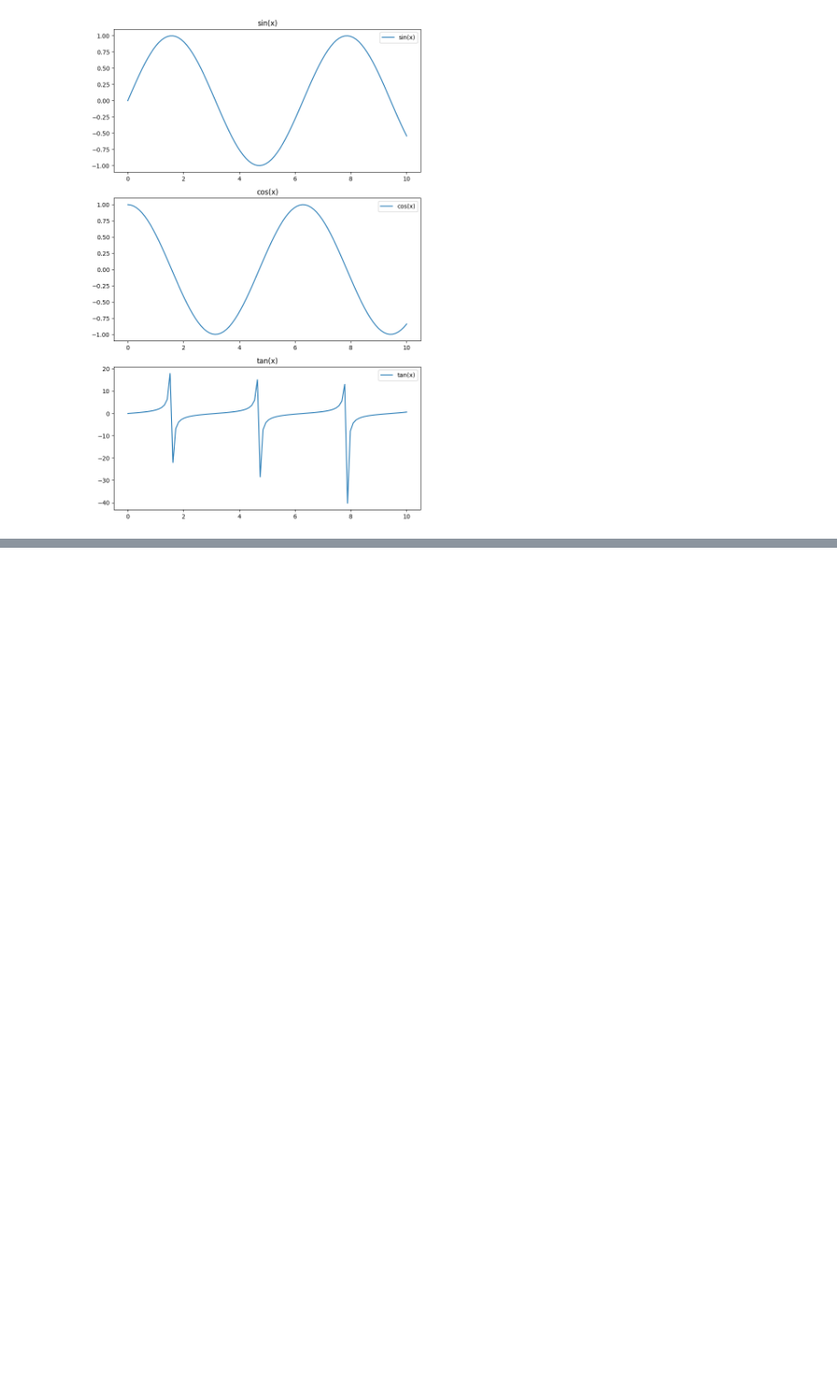
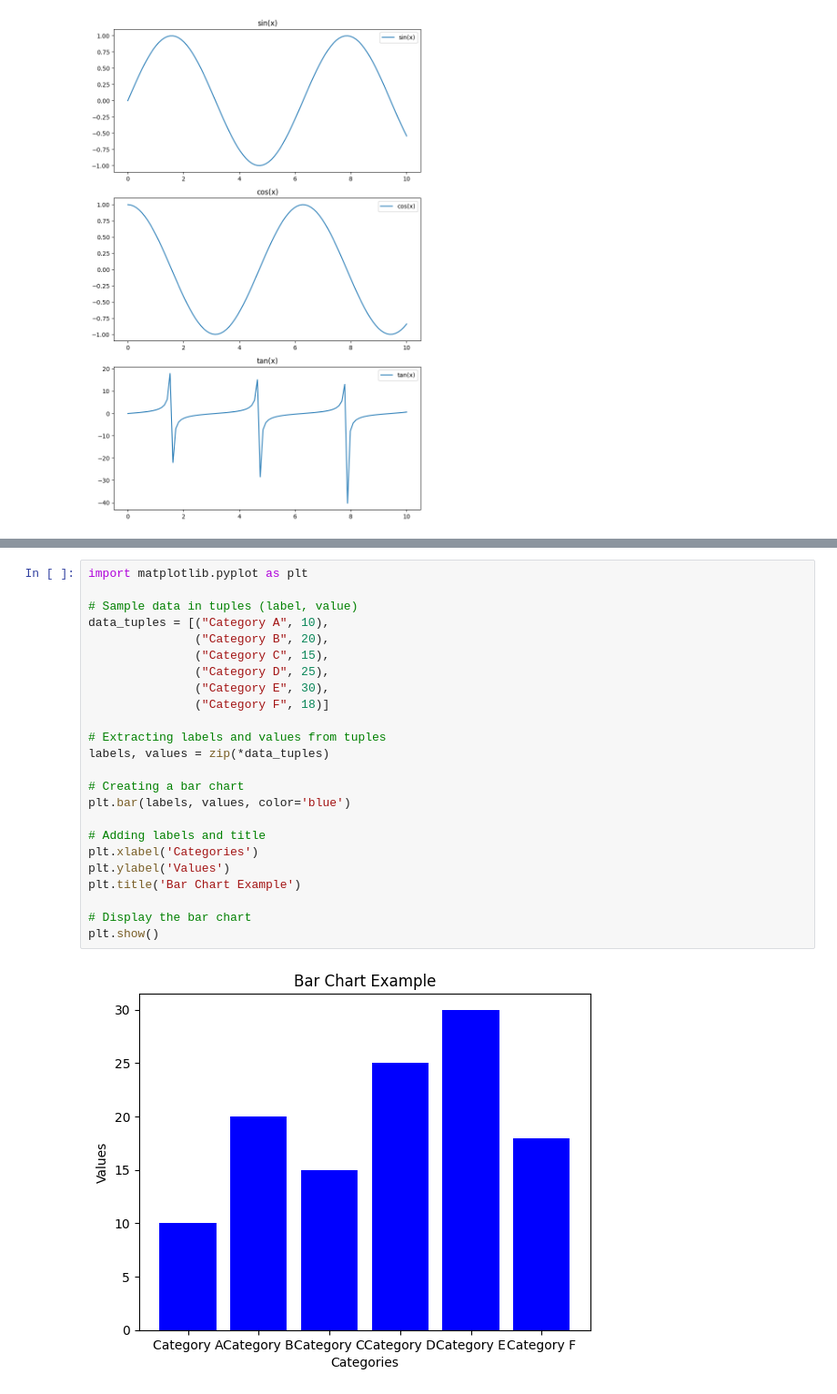
Before and after one commit to ArsalanKhan04/AgroDigital, a Jupyter notebook: agrodigital_proj/render_images/GetMaps.ipynb, the cells around one changed output, grey strips where cells are left out. Shown at 91% size. Cells and saved outputs as stored; diff of their text form; blank space fills up the shorter version.

```diff
--- a/agrodigital_proj/render_images/GetMaps.ipynb
+++ b/agrodigital_proj/render_images/GetMaps.ipynb
@@ -155,0 +191,26 @@ plt.show()
+# %%
+import matplotlib.pyplot as plt
+
+# Sample data in tuples (label, value)
+data_tuples = [("Category A", 10),
+               ("Category B", 20),
+               ("Category C", 15),
+               ("Category D", 25),
+               ("Category E", 30),
+               ("Category F", 18)]
+
+# Extracting labels and values from tuples
+labels, values = zip(*data_tuples)
+
+# Creating a bar chart
+plt.bar(labels, values, color='blue')
+
+# Adding labels and title
+plt.xlabel('Categories')
+plt.ylabel('Values')
+plt.title('Bar Chart Example')
+
+# Display the bar chart
+plt.show()
+# %% [output]
+[figure, added]
```
Also changed, not shown: parts of 8 cells of this notebook, 5 other files.
